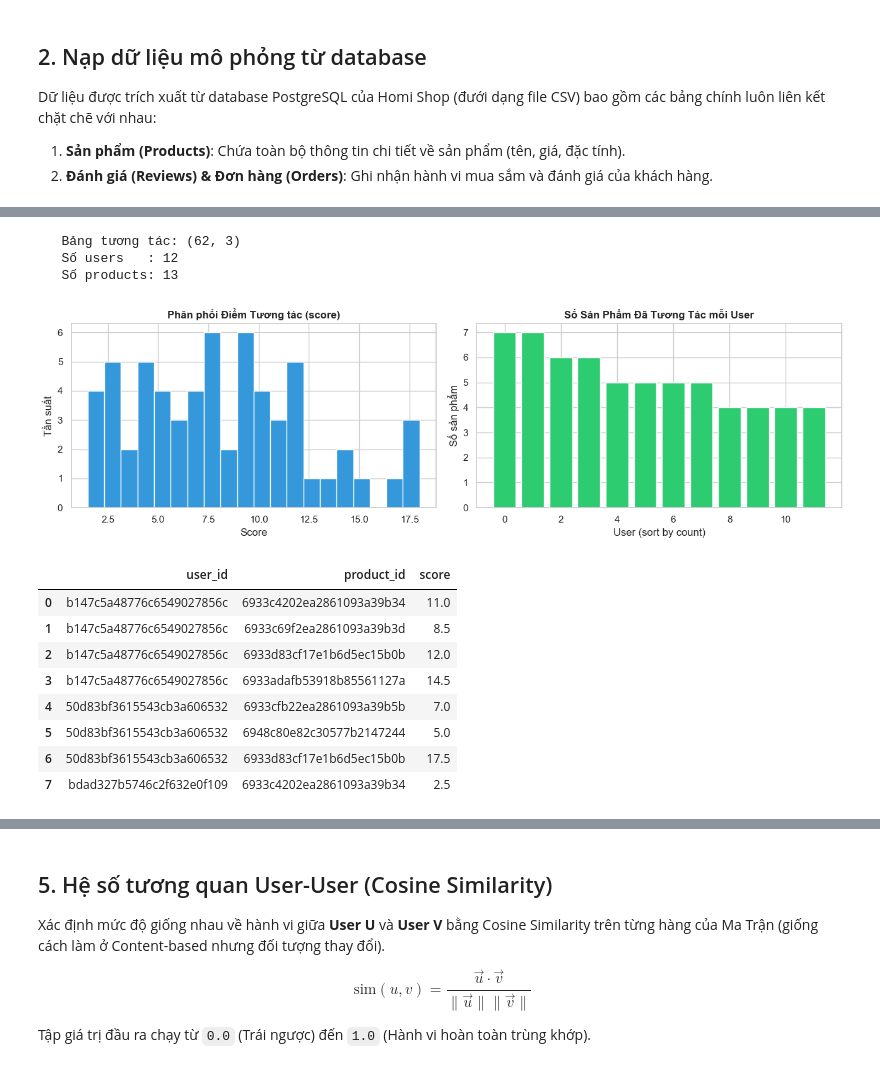
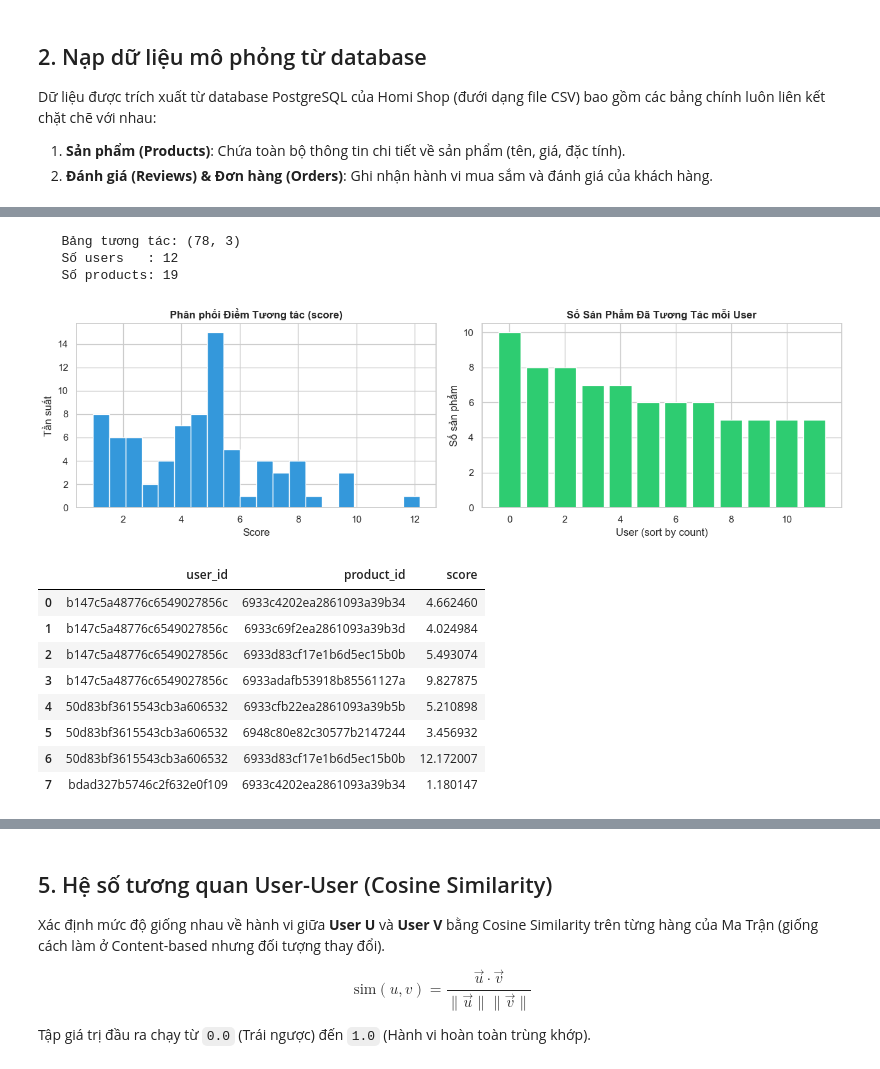
Before and after one commit to PhamHaThang/furniture_shop_data_mining, a Jupyter notebook: notebooks/02_Collaborative_Filtering.ipynb, the cells around one changed output, grey strips where cells are left out. Saved outputs shown, nothing was run; the diff lists cells and outputs as text; code cells hidden in the pictures.

```diff
--- a/notebooks/02_Collaborative_Filtering.ipynb
+++ b/notebooks/02_Collaborative_Filtering.ipynb
@@ -110,65 +110,76 @@ Thuật toán chủ động cấp hệ số **×1.5** đối với hành động
 # %%
 def build_interactions_df(reviews_raw, orders_raw):
-    """Tái hiện interactions_to_df() từ data_prep_service.py"""
+    import math
+    from datetime import datetime
+    def _time_decay(created_at, half_life_days=90):
+        if pd.isna(created_at) or not created_at: return 1.0
+        try:
+            dt = pd.to_datetime(created_at).tz_localize(None)
+            days_ago = (datetime.now() - dt).days
+            if days_ago < 0: days_ago = 0
+            return math.exp(-0.693 * days_ago / half_life_days)
+        except:
+            return 1.0
+
     signals = defaultdict(float)
 
-    # Từ reviews: score += rating
     for _, r in reviews_raw.iterrows():
         uid = str(r['user'])
         pid = str(r['product'])
         if uid and pid:
-            signals[(uid, pid)] += float(r.get('rating', 0) or 0)
+            decay = _time_decay(r.get('createdAt'))
+            signals[(uid, pid)] += float(r.get('rating', 0) or 0) * decay
 
-    # Từ orders: score += quantity * 1.5
     item_p_cols = [c for c in orders_raw.columns if c.startswith('items[') and c.endswith('.product')]
     item_q_cols = [c for c in orders_raw.columns if c.startswith('items[') and c.endswith('.quantity')]
 
     for _, o in orders_raw.iterrows():
         uid = str(o['user'])
+        decay = _time_decay(o.get('createdAt'))
         for pc, qc in zip(item_p_cols, item_q_cols):
             pid = o.get(pc)
             qty = o.get(qc)
             if pd.notna(pid) and pd.notna(qty):
-                signals[(uid, str(pid))] += float(qty) * 1.5
+                signals[(uid, str(pid))] += float(qty) * 1.5 * decay
 
     rows = [{'user_id': u, 'product_id': p, 'score': s}
             for (u, p), s in signals.items()]
     return pd.DataFrame(rows)
 
 
 interactions = build_interactions_df(reviews_raw, orders_raw)
 print(f'   Bảng tương tác: {interactions.shape}')
 print(f'   Số users   : {interactions["user_id"].nunique()}')
 print(f'   Số products: {interactions["product_id"].nunique()}')
 
 # --- Visualise phân phối ---
 fig, axes = plt.subplots(1, 2, figsize=(13, 4))
 
 interactions['score'].hist(bins=20, ax=axes[0], color='#3498db', edgecolor='white')
 axes[0].set_title('Phân phối Điểm Tương tác (score)', fontweight='bold')
 axes[0].set_xlabel('Score')
 axes[0].set_ylabel('Tần suất')
 
 user_counts = interactions.groupby('user_id').size().sort_values(ascending=False)
 axes[1].bar(range(len(user_counts)), user_counts.values, color='#2ecc71', edgecolor='white')
 axes[1].set_title('Số Sản Phẩm Đã Tương Tác mỗi User', fontweight='bold')
 axes[1].set_xlabel('User (sort by count)')
 axes[1].set_ylabel('Số sản phẩm')
 
 plt.tight_layout()
 plt.show()
 interactions.head(8)
 # %% [output]
-   Bảng tương tác: (62, 3)
+   Bảng tương tác: (78, 3)
    Số users   : 12
-   Số products: 13
+   Số products: 19
-[figure, old version]
+[figure, new version]
 |  | user_id | product_id | score |
-| 0 | b147c5a48776c6549027856c | 6933c4202ea2861093a39b34 | 11.0 |
-| 1 | b147c5a48776c6549027856c | 6933c69f2ea2861093a39b3d | 8.5 |
-| 2 | b147c5a48776c6549027856c | 6933d83cf17e1b6d5ec15b0b | 12.0 |
-| 3 | b147c5a48776c6549027856c | 6933adafb53918b85561127a | 14.5 |
-| 4 | 50d83bf3615543cb3a606532 | 6933cfb22ea2861093a39b5b | 7.0 |
-| 5 | 50d83bf3615543cb3a606532 | 6948c80e82c30577b2147244 | 5.0 |
-| 6 | 50d83bf3615543cb3a606532 | 6933d83cf17e1b6d5ec15b0b | 17.5 |
-| 7 | bdad327b5746c2f632e0f109 | 6933c4202ea2861093a39b34 | 2.5 |
+| 0 | b147c5a48776c6549027856c | 6933c4202ea2861093a39b34 | 4.662460 |
+| 1 | b147c5a48776c6549027856c | 6933c69f2ea2861093a39b3d | 4.024984 |
+| 2 | b147c5a48776c6549027856c | 6933d83cf17e1b6d5ec15b0b | 5.493074 |
+| 3 | b147c5a48776c6549027856c | 6933adafb53918b85561127a | 9.827875 |
+| 4 | 50d83bf3615543cb3a606532 | 6933cfb22ea2861093a39b5b | 5.210898 |
+| 5 | 50d83bf3615543cb3a606532 | 6948c80e82c30577b2147244 | 3.456932 |
+| 6 | 50d83bf3615543cb3a606532 | 6933d83cf17e1b6d5ec15b0b | 12.172007 |
+| 7 | bdad327b5746c2f632e0f109 | 6933c4202ea2861093a39b34 | 1.180147 |
```
Also changed, not shown: parts of 15 cells of this notebook, 27 other files.
